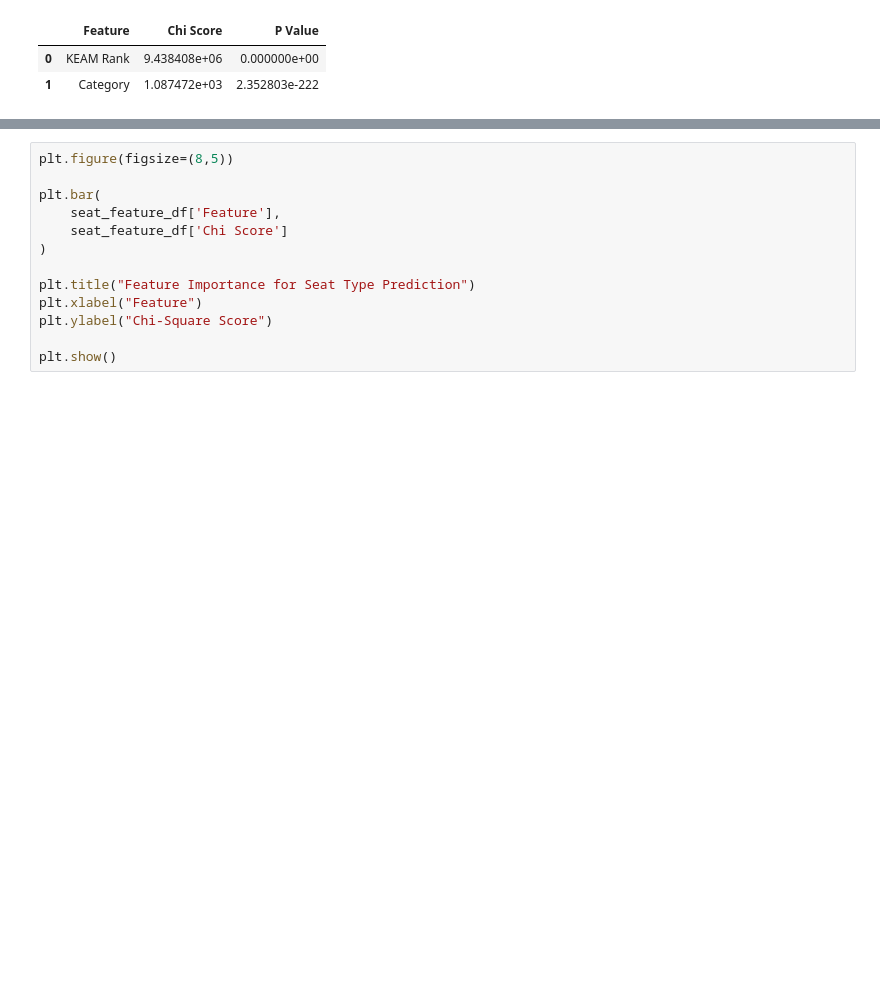
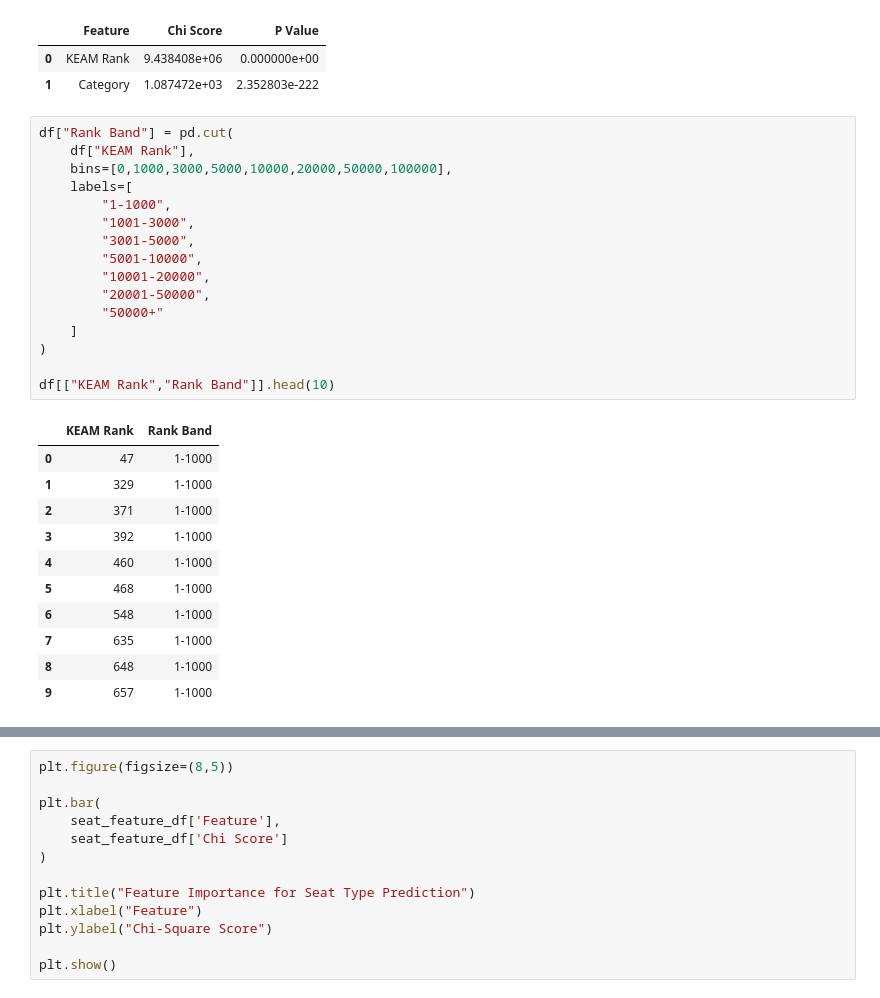
Before and after one commit to Avantika23-git/AdmissionGPT, a Jupyter notebook: notebook/Final.ipynb, the cells around one changed output, grey strips where cells are left out. Drawn from its saved outputs; the diff is of its cells as text; blank space fills up the shorter version.

```diff
--- a/notebook/Final.ipynb
+++ b/notebook/Final.ipynb
@@ -382,3 +382,31 @@ seat_feature_df
 |  | Feature | Chi Score | P Value |
 | 0 | KEAM Rank | 9.438408e+06 | 0.000000e+00 |
 | 1 | Category | 1.087472e+03 | 2.352803e-222 |
+# %%
+df["Rank Band"] = pd.cut(
+    df["KEAM Rank"],
+    bins=[0,1000,3000,5000,10000,20000,50000,100000],
+    labels=[
+        "1-1000",
+        "1001-3000",
+        "3001-5000",
+        "5001-10000",
+        "10001-20000",
+        "20001-50000",
+        "50000+"
+    ]
+)
+
+df[["KEAM Rank","Rank Band"]].head(10)
+# %% [output]
+|  | KEAM Rank | Rank Band |
+| 0 | 47 | 1-1000 |
+| 1 | 329 | 1-1000 |
+| 2 | 371 | 1-1000 |
+| 3 | 392 | 1-1000 |
+| 4 | 460 | 1-1000 |
+| 5 | 468 | 1-1000 |
+| 6 | 548 | 1-1000 |
+| 7 | 635 | 1-1000 |
+| 8 | 648 | 1-1000 |
+| 9 | 657 | 1-1000 |
```
Also changed, not shown: parts of 5 cells of this notebook, 28 other files.
